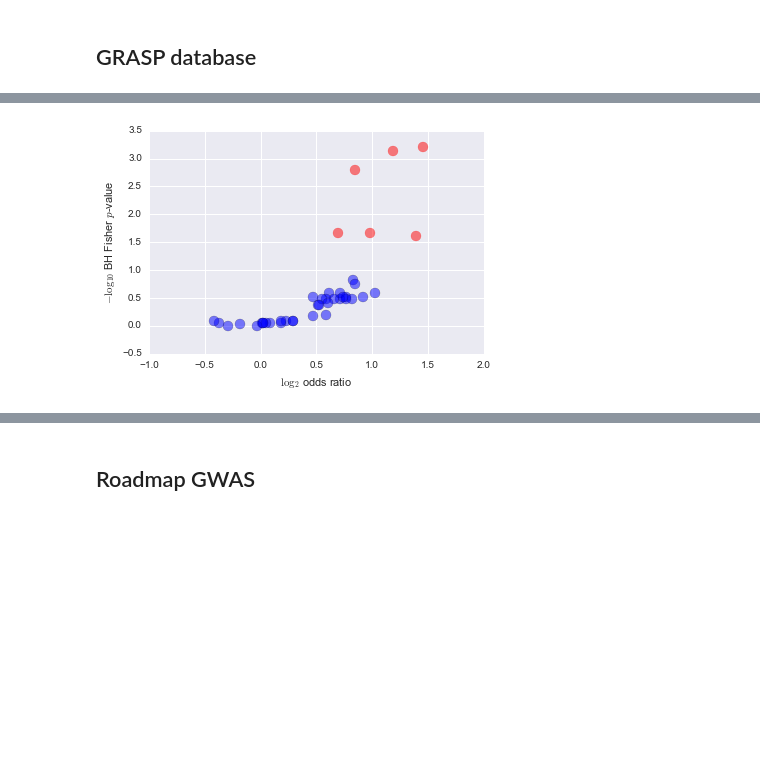
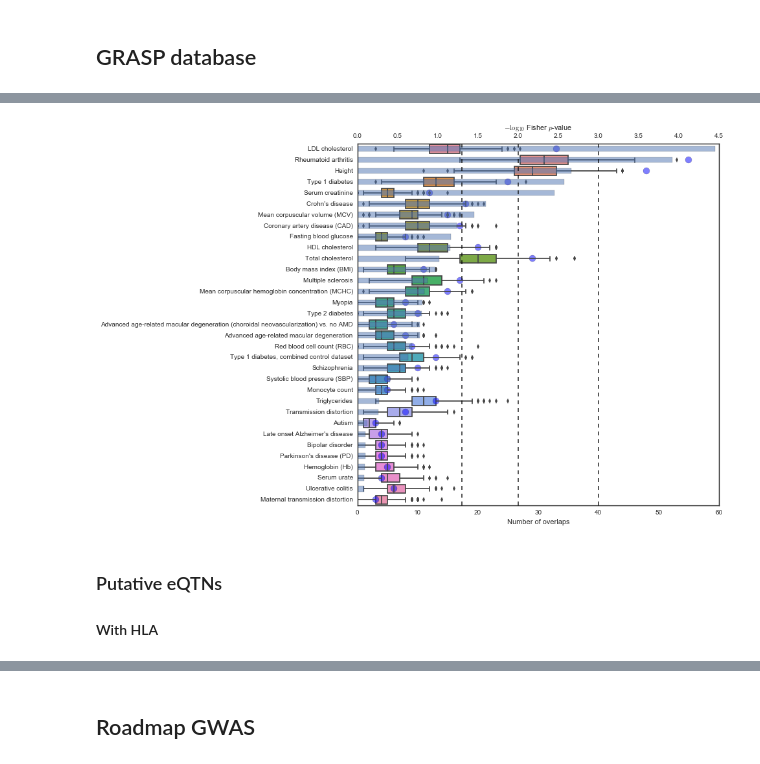
Before and after one commit to frazer-lab/cardips-ipsc-eqtl, a Jupyter notebook: notebooks/GWAS Analysis.ipynb, the cells around one changed output, grey strips where cells are left out. Drawn from its saved outputs; the diff is of its cells as text; code cells hidden in the pictures; blank space fills up the shorter version.

```diff
--- a/notebooks/GWAS Analysis.ipynb
+++ b/notebooks/GWAS Analysis.ipynb
@@ -50,8 +51,3 @@ private_outdir = os.path.join(ciepy.root, 'private_output', dy_name)
 cpy.makedir(private_outdir)
 # %%
 sns.set_style('white')
-# %%
-def calculate_overlap(eqtl_fn, gwas_fn):
-    c = 'bedtools intersect -wb -a {} -b {} | cut -f 7 | sort | uniq | wc -l'.format(eqtl_fn, gwas_fn)
-    count = int(subprocess.check_output(c, shell=True).strip())
-    return eqtl_fn, gwas_fn, count
@@ -112,24 +168,0 @@ else:
-# %%
-fn = os.path.join(outdir, 'grasp_results.tsv')
-if not os.path.exists(fn):
-    n = 50
-    g_odds = []
-    g_pvals = []
-    for i in grasp_phenos_f.index:
-        total = grasp_phenos_f.ix[i, 'number_independent']
-        real_not_overlap = total - grasp_counts.ix[i, 'real']
-        real_overlap = grasp_counts.ix[i, 'real']
-        null_overlap = grasp_counts.ix[i, ['null_{}'.format(x) for x in range(n)]].sum()
-        null_not_overlap = total * n - null_overlap
-        odds,pval = fisher_exact([[real_overlap, real_not_overlap],
-                                  [null_overlap, null_not_overlap]])
-        g_odds.append(odds)
-        g_pvals.append(pval)
-    grasp_phenos_f['odds'] = g_odds
-    grasp_phenos_f['pvalue'] = g_pvals
-    r = sms.sandbox.stats.multicomp.multipletests(grasp_phenos_f.pvalue, method='fdr_bh')
-    grasp_phenos_f['bh_pvalue'] = r[1]
-    grasp_phenos_f['bh_sig'] = r[0]
-    grasp_phenos_f.to_csv(fn, sep='\t')
-else:
-    grasp_phenos_f = pd.read_table(fn, index_col=0)
@@ -182,10 +169,19 @@ ax2.set_yticklabels(grasp_phenos.ix[se.index, 'phenotype']);
-# %%
-with sns.axes_style('darkgrid'):
-    se = grasp_phenos_f[grasp_phenos_f.bh_sig]
-    plt.scatter(np.log2(se.odds), -np.log10(se.bh_pvalue), color='red', s=100, alpha=0.5)
-    se = grasp_phenos_f[grasp_phenos_f.bh_sig == False]
-    plt.scatter(np.log2(se.odds), -np.log10(se.bh_pvalue), s=100, alpha=0.5)
-    plt.ylabel('$-\log_{10} $ BH Fisher $p$-value')
-    plt.xlabel('$\log_{2} $ odds ratio');
-# %% [output]
-[figure, removed]
+# %%
+fn = os.path.join(outdir, 'lead_grasp_results.tsv')
+if not os.path.exists(fn):
+    lead_grasp_results = process_results(lead_grasp_counts, grasp_phenos_f)
+    lead_grasp_results.to_csv(fn, sep='\t')
+else:
+    lead_grasp_results = pd.read_table(fn, index_col=0)
+# %%
+t = lead_grasp_results.copy(deep=True)
+t.columns = ['lead_{}'.format(x) for x in t.columns]
+grasp_phenos_f = grasp_phenos_f.join(t)
+# %%
+plot_enrichments(lead_grasp_counts, grasp_phenos_f, kind='lead')
+# %% [output]
+[figure, added]
+# %% [markdown]
+### Putative eQTNs
+
+#### With HLA
```
Also changed, not shown: parts of 45 cells of this notebook, 31 other files.
